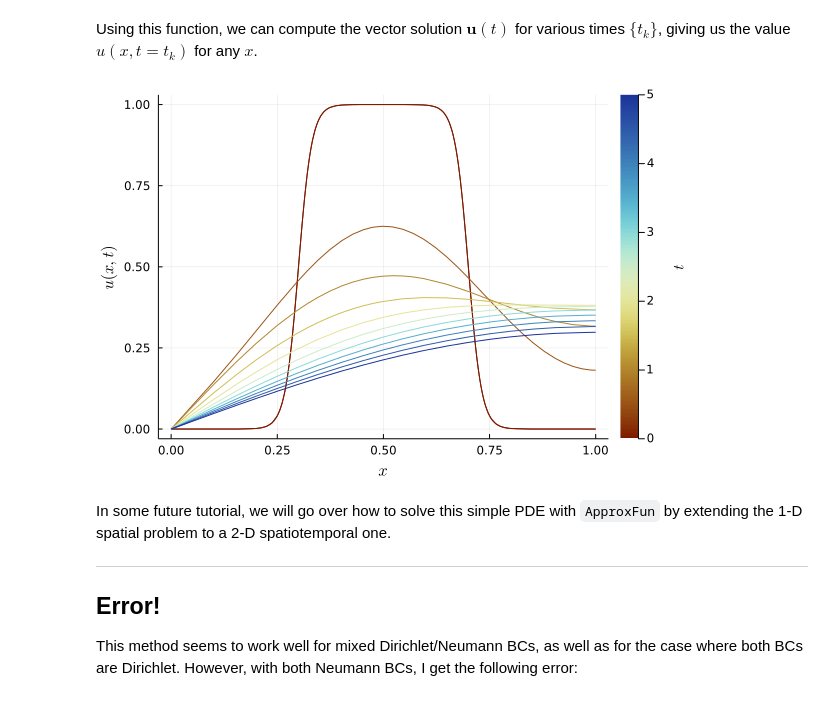
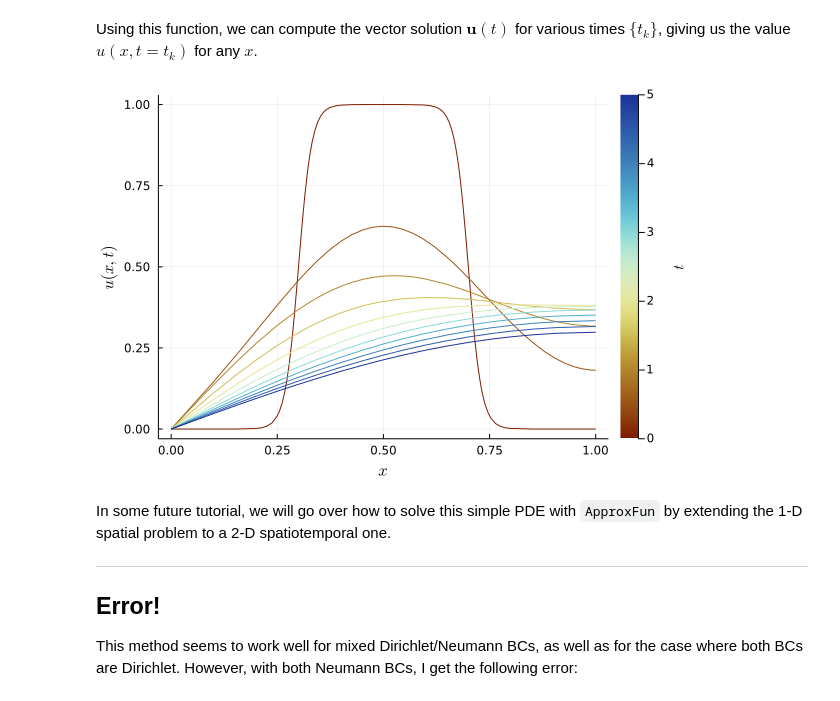
Before and after one commit to mjyshin/math-tutorials, a Jupyter notebook: operator_exponential.ipynb, the cells around one changed output. Drawn from its saved outputs; the diff is of its cells as text; code cells hidden in the pictures.

Commit message:
Plot correction.

```diff
--- a/operator_exponential.ipynb
+++ b/operator_exponential.ipynb
@@ -130,12 +130,12 @@ Using this function, we can compute the vector solution $\mathbf{u}(t)$ for vari
 # %%
 t = 0:0.5:5
 u = exp.(Ref(L),Ref(B),t,u0)
 
-fig2 = plot(u0,line_z=0,color=:roma,xlabel=L"x",ylabel=L"u(x,t)",legend=false)
-fig2 = plot!(u,line_z=t',color=:roma,cbar=true,cbartitle=L"t",fmt=:png)
+fig2 = plot(xlabel=L"x",ylabel=L"u(x,t)",legend=false,fmt=:png)
+fig2 = plot!(u,line_z=t',color=:roma,cbar=true,cbartitle=L"t")
 display(fig2)
 # %% [output]
-[figure, old version]
+[figure, new version]
 # %% [markdown]
 In some future tutorial, we will go over how to solve this simple PDE with `ApproxFun` by extending the 1-D spatial problem to a 2-D spatiotemporal one.
 
```
